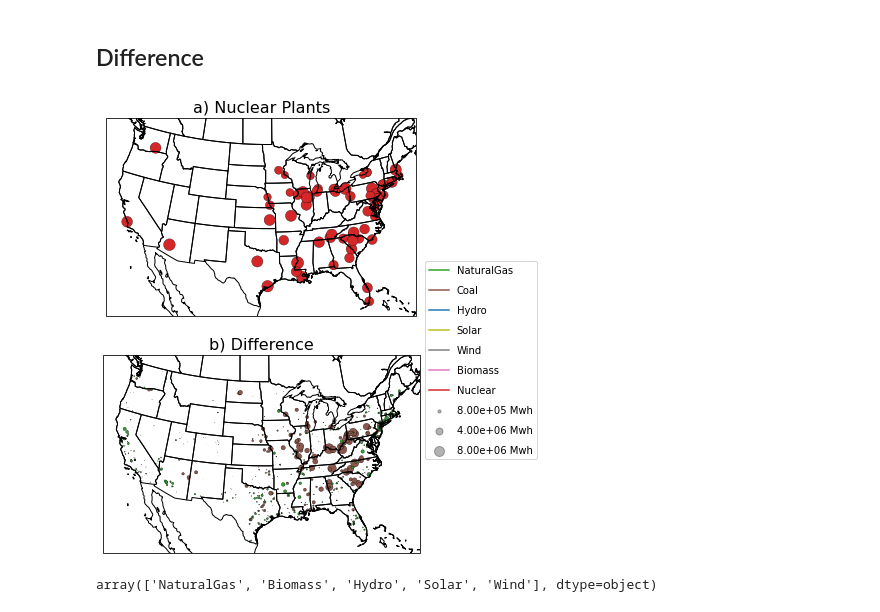
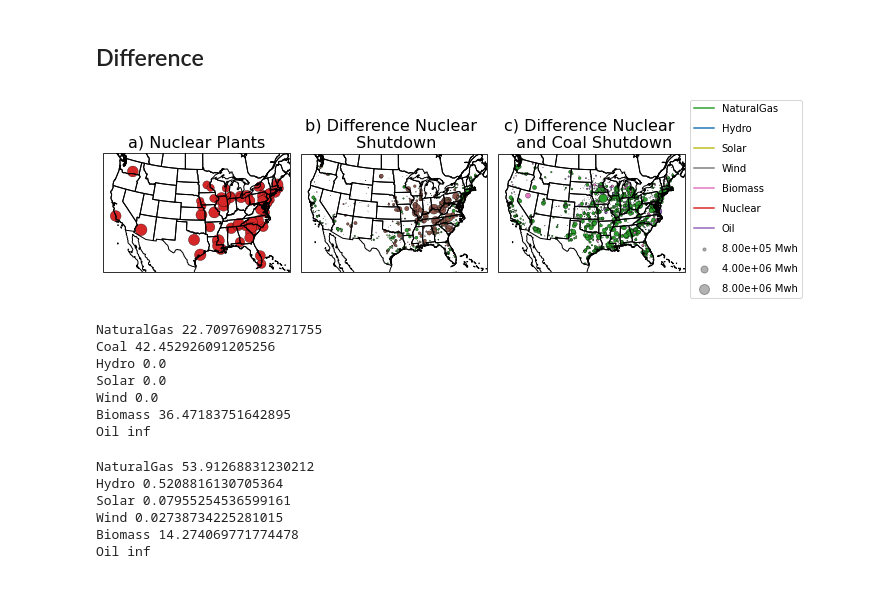
Before and after one commit to lfreese/us-ego, a Jupyter notebook: ego_nonuclear_project/1_emissions_map.ipynb, the cells around one changed output. Saved outputs shown, nothing was run; the diff lists cells and outputs as text; code cells hidden in the pictures.

Commit message:
Updated paper to include more energy analysis, new figures

```diff
--- a/ego_nonuclear_project/1_emissions_map.ipynb
+++ b/ego_nonuclear_project/1_emissions_map.ipynb
@@ -70,7 +75,7 @@ df_nocoal['total_gen'] = df_nocoal[col_list].sum(axis=1)
 # %% [markdown]
 ## Difference
 # %%
-fig = plt.figure(figsize=[16,8])
+fig = plt.figure(figsize=[10,36])
 mod_factor = 80000
 
 
@@ -88,7 +93,7 @@ color_dict = {'NaturalGas':'C2', 'Biomass':'C6', 'Coal':'C5',
 color_list = [color_dict[fuel] for fuel in fuel_type]
 
 ###### Create axes ######
-ax=fig.add_subplot(2,1,1, projection=ccrs.LambertConformal())
+ax=fig.add_subplot(1,3,1, projection=ccrs.LambertConformal())
 ax.coastlines()
 ax.add_feature(cfeat.STATES)
 ax.set_title('a) Nuclear Plants', fontsize = 16)
@@ -128,49 +133,103 @@ PCM_o=ax.scatter(lon_o, lat_o, c=color_list, s = size, transform=ccrs.PlateCarre
                   alpha = 0)
 
 ###### Difference Plot ######
-plants = ['NaturalGas','Coal', 'Hydro','Solar','Wind', 'Biomass', 'Nuclear']
+plants = ['NaturalGas','Coal', 'Hydro','Solar','Wind', 'Biomass', 'Nuclear', 'Oil']
 
 fuel_type=df_normal.loc[(df_normal['FuelType'].isin(plants))].groupby(['ORISCode']).first()['FuelType']
 color_dict = {'NaturalGas':'C2', 'Biomass':'C6', 'Coal':'C5',
               'Hydro':'C0', 'LF Gas':'C4', 'Non-Fossil':'C9',
-               'Nuclear':'C3', 'Oil':'C10',
+               'Nuclear':'C3', 'Oil':'C14',
               'Pet. Coke':'C15', 'Solar':'C8',
               'Wind':'C7', 'MSW':'C11',
               'Fwaste':'C12', 'Waste Coal':'C13', 'Geothermal':'C14'}
 color_list = [color_dict[fuel] for fuel in fuel_type]
 
 
 ###### Create axes ######
-ax=fig.add_subplot(2,1,2, projection=ccrs.LambertConformal())
+ax=fig.add_subplot(1,3,2, projection=ccrs.LambertConformal())
 ax.coastlines()
 ax.add_feature(cfeat.STATES)
-ax.set_title('b) Difference', fontsize = 16)
+ax.set_title('b) Difference Nuclear \n Shutdown', fontsize = 16)
 
 ###### plot #######
 #create lat and lon for observations
 lat_o = df_normal.loc[(df_normal['FuelType'].isin(plants))].groupby(['ORISCode']).first()['LAT']
 lon_o = df_normal.loc[(df_normal['FuelType'].isin(plants))].groupby(['ORISCode']).first()['LON']
 #color based on the fuel type
 fuel_type=df_normal.loc[(df_normal['FuelType'].isin(plants))].groupby(['ORISCode']).first()['FuelType']
 #size based on generation
 size=df_nonuc.loc[(df_nonuc['FuelType'].isin(plants))].groupby(['ORISCode']).mean()['total_gen']/mod_factor- df_normal.loc[(df_normal['FuelType'].isin(plants))].groupby(['ORISCode']).mean()['total_gen']/mod_factor
 #PCM parameters and plot for observations
 PCM_o=ax.scatter(lon_o, lat_o, c=color_list, s = size, transform=ccrs.PlateCarree(),linewidth=.3, marker = 'o', edgecolor = 'k',
                   alpha = 1.)
+
+
+###### Difference Plot ######
+plants = ['NaturalGas', 'Hydro','Solar','Wind', 'Biomass', 'Nuclear', 'Oil']
+
+fuel_type=df_normal.loc[(df_normal['FuelType'].isin(plants))].groupby(['ORISCode']).first()['FuelType']
+color_dict = {'NaturalGas':'C2', 'Biomass':'C6',
+              'Hydro':'C0', 'LF Gas':'C4', 'Non-Fossil':'C9',
+               'Nuclear':'C3', 'Oil':'C14',
+              'Pet. Coke':'C15', 'Solar':'C8',
+              'Wind':'C7', 'MSW':'C11',
+              'Fwaste':'C12', 'Waste Coal':'C13', 'Geothermal':'C14'}
+color_list = [color_dict[fuel] for fuel in fuel_type]
+
+
+###### Create axes ######
+ax=fig.add_subplot(1,3,3, projection=ccrs.LambertConformal())
+ax.coastlines()
+ax.add_feature(cfeat.STATES)
+ax.set_title('c) Difference Nuclear \n and Coal Shutdown', fontsize = 16)
+
+###### observations #######
+#create lat and lon for observations
+lat_o = df_normal.loc[(df_normal['FuelType'].isin(plants))].groupby(['ORISCode']).first()['LAT']
+lon_o = df_normal.loc[(df_normal['FuelType'].isin(plants))].groupby(['ORISCode']).first()['LON']
+#color based on the fuel type
+fuel_type=df_normal.loc[(df_normal['FuelType'].isin(plants))].groupby(['ORISCode']).first()['FuelType']
+#size based on generation
+size=df_nocoal.loc[(df_nocoal['FuelType'].isin(plants))].groupby(['ORISCode']).mean()['total_gen']/mod_factor- df_normal.loc[(df_normal['FuelType'].isin(plants))].groupby(['ORISCode']).mean()['total_gen']/mod_factor
+#PCM parameters and plot for observations
+PCM_o=ax.scatter(lon_o, lat_o, c=color_list, s = size, transform=ccrs.PlateCarree(),linewidth=.3, marker = 'o', edgecolor = 'k',
+                  alpha = 1.)
+##### legend #######
+
 for key in plants:
     plt.plot([],[],label=key, color=color_dict[key])
 plt.legend();
 
 for size in [10, 50, 100]:
     plt.scatter([], [], c='k', alpha=0.3, s=size,
                 label="{:.2e}".format(size*mod_factor) + ' Mwh')
 plt.legend(scatterpoints=1, frameon=True, labelspacing=1, bbox_to_anchor = (1.0,1.5));
-
+plt.tight_layout()
 plt.savefig('./Figures/plants_difference.png', bbox_inches = 'tight', dpi = 150)
 # %% [output]
-[figure, old version]
+[figure, new version]
-# %%
-#confirm no coal in the no coal scenario
-df_nocoal.loc[(df_nocoal['FuelType'].isin(plants))]['FuelType'].unique()
-# %% [output]
-array(['NaturalGas', 'Biomass', 'Hydro', 'Solar', 'Wind'], dtype=object)
+# %%
+#print the %change
+for plant in ['NaturalGas','Coal', 'Hydro','Solar','Wind', 'Biomass','Oil']:
+    print(plant, 100*(df_nonuc.loc[(df_nonuc['FuelType'] == (plant))].groupby(['ORISCode']).mean()['total_gen']-
+ df_normal.loc[(df_normal['FuelType'] == (plant))].groupby(['ORISCode']).mean()['total_gen']).sum()/(df_normal.loc[(df_normal['FuelType'] == (plant))].groupby(['ORISCode']).mean()['total_gen']).sum())
+# %% [output]
+NaturalGas 22.709769083271755
+Coal 42.452926091205256
+Hydro 0.0
+Solar 0.0
+Wind 0.0
+Biomass 36.47183751642895
+Oil inf
+# %%
+#print the %change
+for plant in ['NaturalGas', 'Hydro','Solar','Wind', 'Biomass','Oil']:
+    print(plant, 100*(df_nocoal.loc[(df_nonuc['FuelType'] == (plant))].groupby(['ORISCode']).mean()['total_gen']-
+ df_normal.loc[(df_normal['FuelType'] == (plant))].groupby(['ORISCode']).mean()['total_gen']).sum()/(df_normal.loc[(df_normal['FuelType'] == (plant))].groupby(['ORISCode']).mean()['total_gen']).sum())
+# %% [output]
+NaturalGas 53.91268831230212
+Hydro 0.5208816130705364
+Solar 0.07955254536599161
+Wind 0.02738734225281015
+Biomass 14.274069771774478
+Oil inf
```
Also changed, not shown: parts of 21 cells of this notebook, 26 other files.
